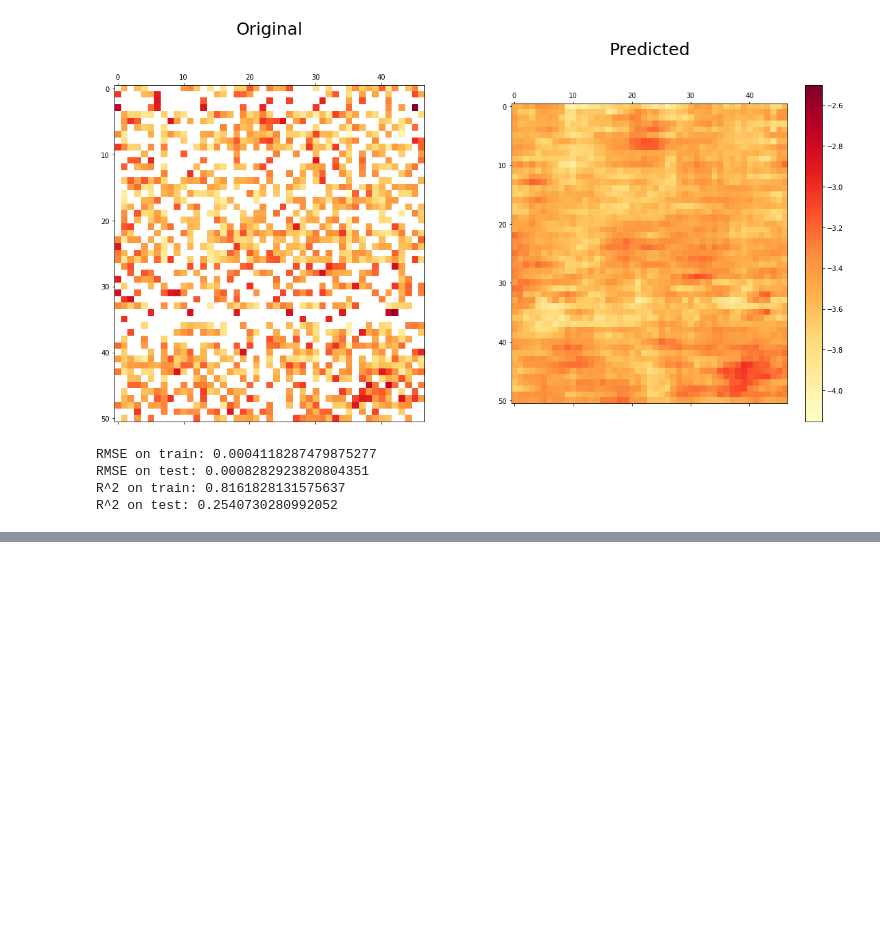
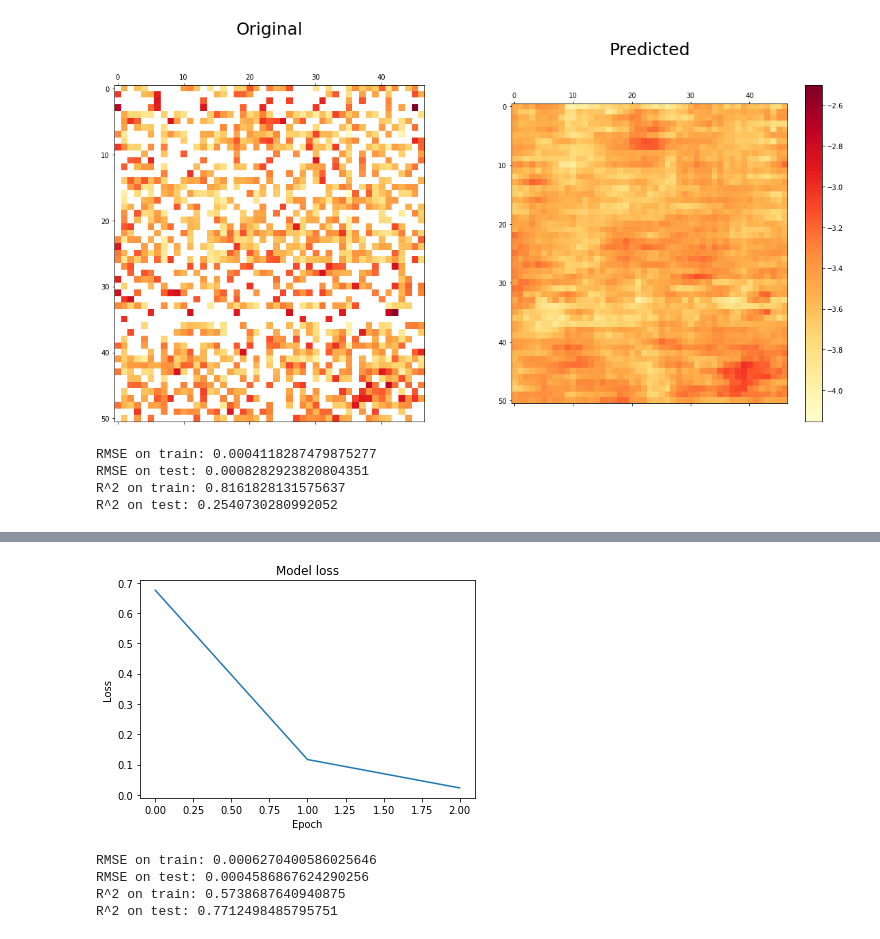
Before and after one commit to Khrameeva-Lab/DeepLearningHiC, a Jupyter notebook: DeepLearningHiC.ipynb, the cells around one changed output, grey strips where cells are left out. Saved outputs shown, nothing was run; the diff lists cells and outputs as text; code cells hidden in the pictures; blank space fills up the shorter version.

Commit message:
implement model with dropout and batch normalization

```diff
--- a/DeepLearningHiC.ipynb
+++ b/DeepLearningHiC.ipynb
@@ -1768,0 +1809,2 @@ R^2 on test: 0.2540730280992052
+# %%
+history = model.fit(normalized_train_x_v2.T, train_y_v2.T, epochs=3, batch_size=256)
@@ -1768,0 +1818,8 @@ R^2 on test: 0.2540730280992052
+# %%
+plt.plot(history.history['loss'])
+plt.title('Model loss')
+plt.ylabel('Loss')
+plt.xlabel('Epoch')
+plt.show()
+# %% [output]
+[figure, added]
@@ -1768,0 +1834,11 @@ R^2 on test: 0.2540730280992052
+# %%
+print("RMSE on train: " + str(rmse_on_train))
+print("RMSE on test: " + str(rmse_on_test))
+
+print("R^2 on train: " + str(r2_on_train))
+print("R^2 on test: " + str(r2_on_test))
+# %% [output]
+RMSE on train: 0.0006270400586025646
+RMSE on test: 0.0004586867624290256
+R^2 on train: 0.5738687640940875
+R^2 on test: 0.7712498485795751
```
Also changed, not shown: parts of 9 cells of this notebook, 1 other file.
